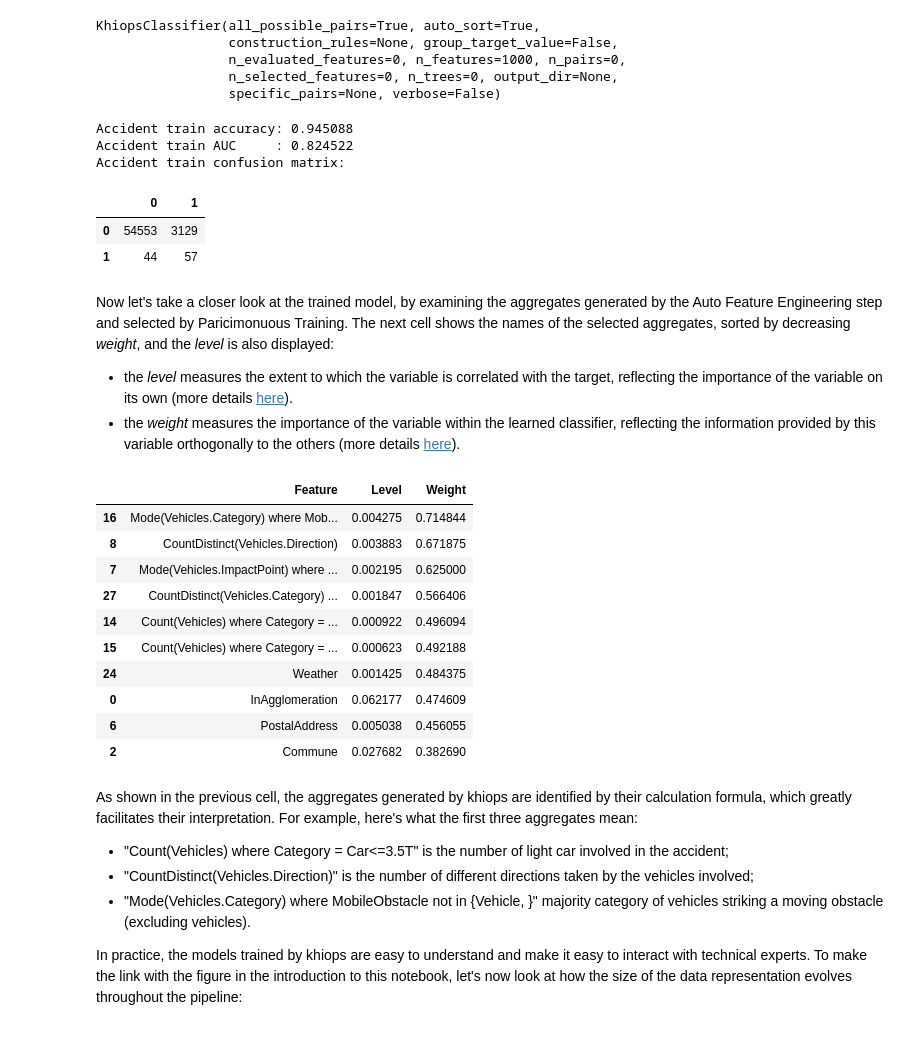
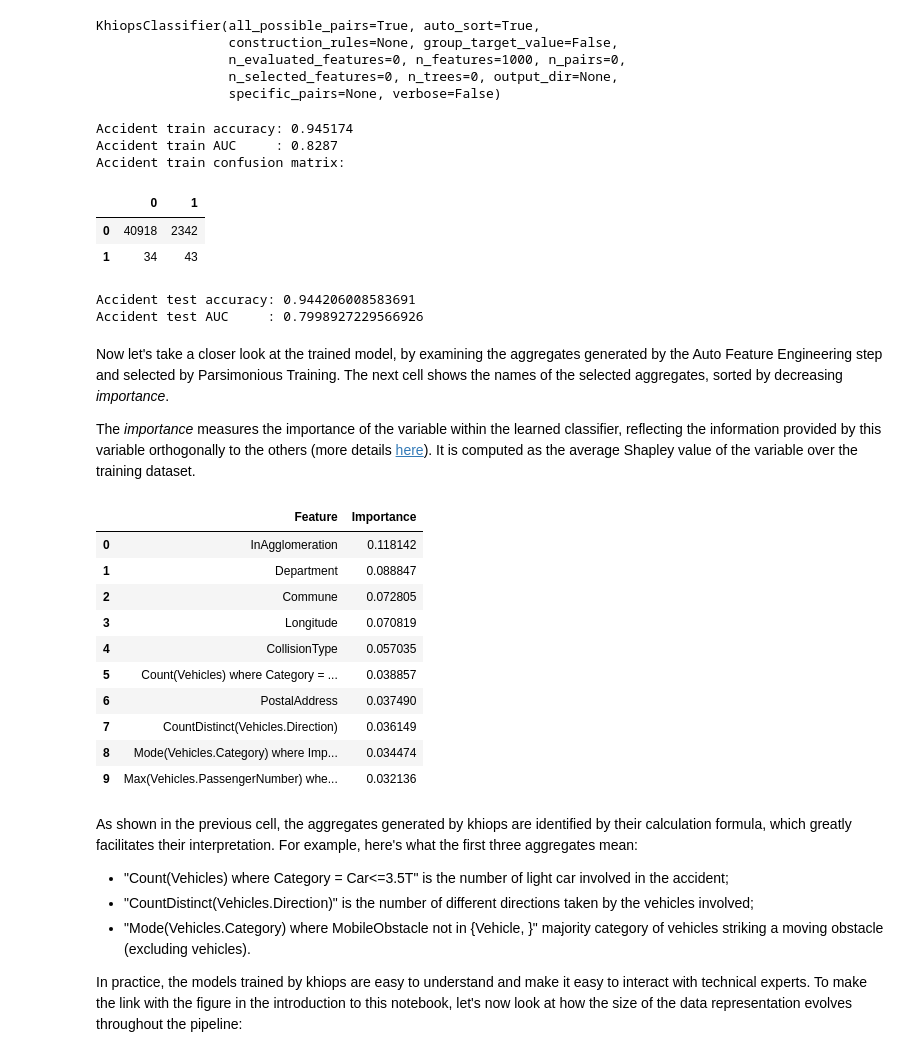
Before and after one commit to KhiopsML/khiops-doc, a Jupyter notebook: docs/tutorials/Notebooks/Use_in_any_ML_pipeline.ipynb, the cells around one changed output. Saved outputs shown, nothing was run; the diff lists cells and outputs as text; code cells hidden in the pictures.

Commit message:
Use train / test multitable dataset split for the train / test phases
Also use Shapley-value importances instead of weights and levels.

```diff
--- a/docs/tutorials/Notebooks/Use_in_any_ML_pipeline.ipynb
+++ b/docs/tutorials/Notebooks/Use_in_any_ML_pipeline.ipynb
@@ -194,12 +194,13 @@ y_accident_train = accidents_df["Gravity"].map({'NonLethal': 0, 'Lethal': 1})
 
 When the input data is multitable, Khiops expects a *dictionary*. Khiops provides a simple language for describing multi-table data. Let's create this special `X` input:
 # %%
-X_accidents_train = {
-    "main_table": (accidents_df_train, ["AccidentId"]),
+X_accidents = {
+    "main_table": (accidents_df.drop("Gravity", axis=1), ["AccidentId"]),
     "additional_data_tables": {
         "Vehicles": (vehicles_df, ["AccidentId", "VehicleId"]),
     },
 }
+y_accidents = accidents_df["Gravity"].map({'NonLethal': 0, 'Lethal': 1})
 # %% [markdown]
 This dictionary includes two attributes:
 
@@ -210,3 +213,7 @@ This dictionary includes two attributes:
+# %%
+from khiops.sklearn import KhiopsClassifier, train_test_split_dataset
+
+X_accidents_train, X_accidents_test, y_accidents_train, y_accidents_test = train_test_split_dataset(X_accidents, y_accidents)
 # %% [markdown]
 ### Now, let Khiops do the work
 
@@ -219,7 +226,7 @@ In this section, we use a `KhiopsEncoder` to build a flat table containing the a
 Note that features are created in a supervised way, taking into account the target variable. This algorithm is intrinsically regularized, i.e. it avoids the risk of over-fitting due to the generation of over-complex aggregates.
 # %%
 pke = KhiopsEncoder(transform_type_categorical='part_label', transform_type_numerical='part_label',n_trees=0, n_features=1000)
-pke.fit(X_accidents_train, y_accident_train)
+pke.fit(X_accidents_train, y_accidents_train)
 # %% [output]
 KhiopsEncoder(n_features=1000, transform_type_categorical='part_label',
               transform_type_numerical='part_label')
@@ -348,7 +355,7 @@ Using this pipeline has a number of advantages, it considerably improves model i
 pkc_accidents = KhiopsClassifier(n_trees=0, n_features=1000)
 
 # Just fit it !
-pkc_accidents.fit(X_accidents_train, y_accident_train)
+pkc_accidents.fit(X_accidents_train, y_accidents_train)
 # %% [output]
 KhiopsClassifier(all_possible_pairs=True, auto_sort=True,
                  construction_rules=None, group_target_value=False,
@@ -371,43 +378,58 @@ confusion_matrix = pd.DataFrame(
 print("Accident train confusion matrix:")
 confusion_matrix
 # %% [output]
-Accident train accuracy: 0.945088
-Accident train AUC     : 0.824522
+Accident train accuracy: 0.945174
+Accident train AUC     : 0.8287
 Accident train confusion matrix:
 |  | 0 | 1 |
-| 0 | 54553 | 3129 |
-| 1 | 44 | 57 |
+| 0 | 40918 | 2342 |
+| 1 | 34 | 43 |
+# %%
+# Let's now take a look at the classifier's performance on the test set
+from sklearn import metrics
+
+# Compute predictions and predicted class probabilities on the test dataset
+y_accidents_test_predictions = pkc_accidents.predict(X_accidents_test)
+y_accidents_test_probas = pkc_accidents.predict_proba(X_accidents_test)
+
+# Compute accuracy and AUC on the test predictions and predicted class probabilities
+test_accuracy = metrics.accuracy_score(y_accidents_test, y_accidents_test_predictions)
+test_auc = metrics.roc_auc_score(y_accidents_test, y_accidents_test_probas[:, 1])
+
+print(f"Accident test accuracy: {test_accuracy}")
+print(f"Accident test AUC     : {test_auc}")
+# %% [output]
+Accident test accuracy: 0.944206008583691
+Accident test AUC     : 0.7998927229566926
 # %% [markdown]
-Now let's take a closer look at the trained model, by examining the aggregates generated by the Auto Feature Engineering step and selected by Paricimonuous Training. The next cell shows the names of the selected aggregates, sorted by decreasing *weight*, and the *level* is also displayed:
+Now let's take a closer look at the trained model, by examining the aggregates generated by the Auto Feature Engineering step and selected by Parsimonious Training. The next cell shows the names of the selected aggregates, sorted by decreasing *importance*.
 
-- the *level* measures the extent to which the variable is correlated with the target, reflecting the importance of the variable on its own (more details [here][encoding]).
-- the *weight* measures the importance of the variable within the learned classifier, reflecting the information provided by this variable orthogonally to the others (more details [here][parsimonious_training]).
+The *importance* measures the importance of the variable within the learned classifier, reflecting the information provided by this variable orthogonally to the others (more details [here][parsimonious_training]). It is computed as the average Shapley value of the variable over the training dataset.
 
 [encoding]: ../../../learn/preprocessing/#benefits
 [parsimonious_training]: ../../../learn/learning_models/
 # %%
-kpis = {"Feature" : [], "Level": [], "Weight": []}
+kpis = {"Feature" : [], "Importance": []}
 
 for var in pkc_accidents.model_report_.modeling_report.get_snb_predictor().selected_variables:
     kpis["Feature"].append(var.name)
-    kpis["Level"].append(var.level)
-    kpis["Weight"].append(var.weight)
+    kpis["Importance"].append(var.importance)
 
 
-df_kpis = pd.DataFrame(kpis).sort_values(by = 'Weight', ascending=False)
+df_kpis = pd.DataFrame(kpis).sort_values(by = 'Importance', ascending=False)
 df_kpis.head(10).style.set_properties(subset=['Feature'], **{'width': '400px'})
 # %% [output]
-|  | Feature | Level | Weight |
-| 16 | Mode(Vehicles.Category) where Mob... | 0.004275 | 0.714844 |
-| 8 | CountDistinct(Vehicles.Direction) | 0.003883 | 0.671875 |
-| 7 | Mode(Vehicles.ImpactPoint) where ... | 0.002195 | 0.625000 |
-| 27 | CountDistinct(Vehicles.Category) ... | 0.001847 | 0.566406 |
-| 14 | Count(Vehicles) where Category = ... | 0.000922 | 0.496094 |
-| 15 | Count(Vehicles) where Category = ... | 0.000623 | 0.492188 |
-| 24 | Weather | 0.001425 | 0.484375 |
-| 0 | InAgglomeration | 0.062177 | 0.474609 |
-| 6 | PostalAddress | 0.005038 | 0.456055 |
-| 2 | Commune | 0.027682 | 0.382690 |
+|  | Feature | Importance |
+| 0 | InAgglomeration | 0.118142 |
+| 1 | Department | 0.088847 |
+| 2 | Commune | 0.072805 |
+| 3 | Longitude | 0.070819 |
+| 4 | CollisionType | 0.057035 |
+| 5 | Count(Vehicles) where Category = ... | 0.038857 |
+| 6 | PostalAddress | 0.037490 |
+| 7 | CountDistinct(Vehicles.Direction) | 0.036149 |
+| 8 | Mode(Vehicles.Category) where Imp... | 0.034474 |
+| 9 | Max(Vehicles.PassengerNumber) whe... | 0.032136 |
 # %% [markdown]
 As shown in the previous cell, the aggregates generated by khiops are identified by their calculation formula, which greatly facilitates their interpretation. For example, here's what the first three aggregates mean:
 
```
Also changed, not shown: parts of 9 cells of this notebook.
